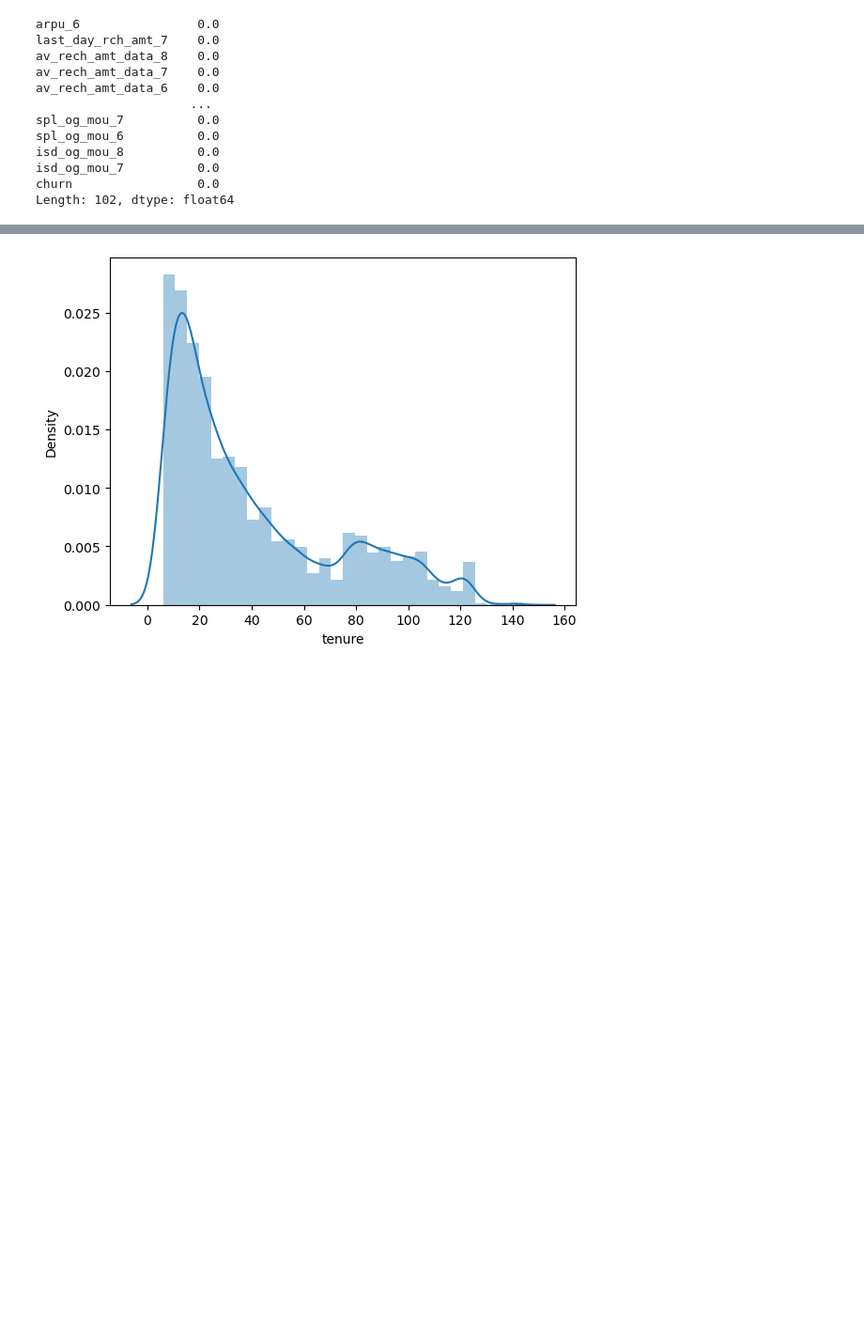
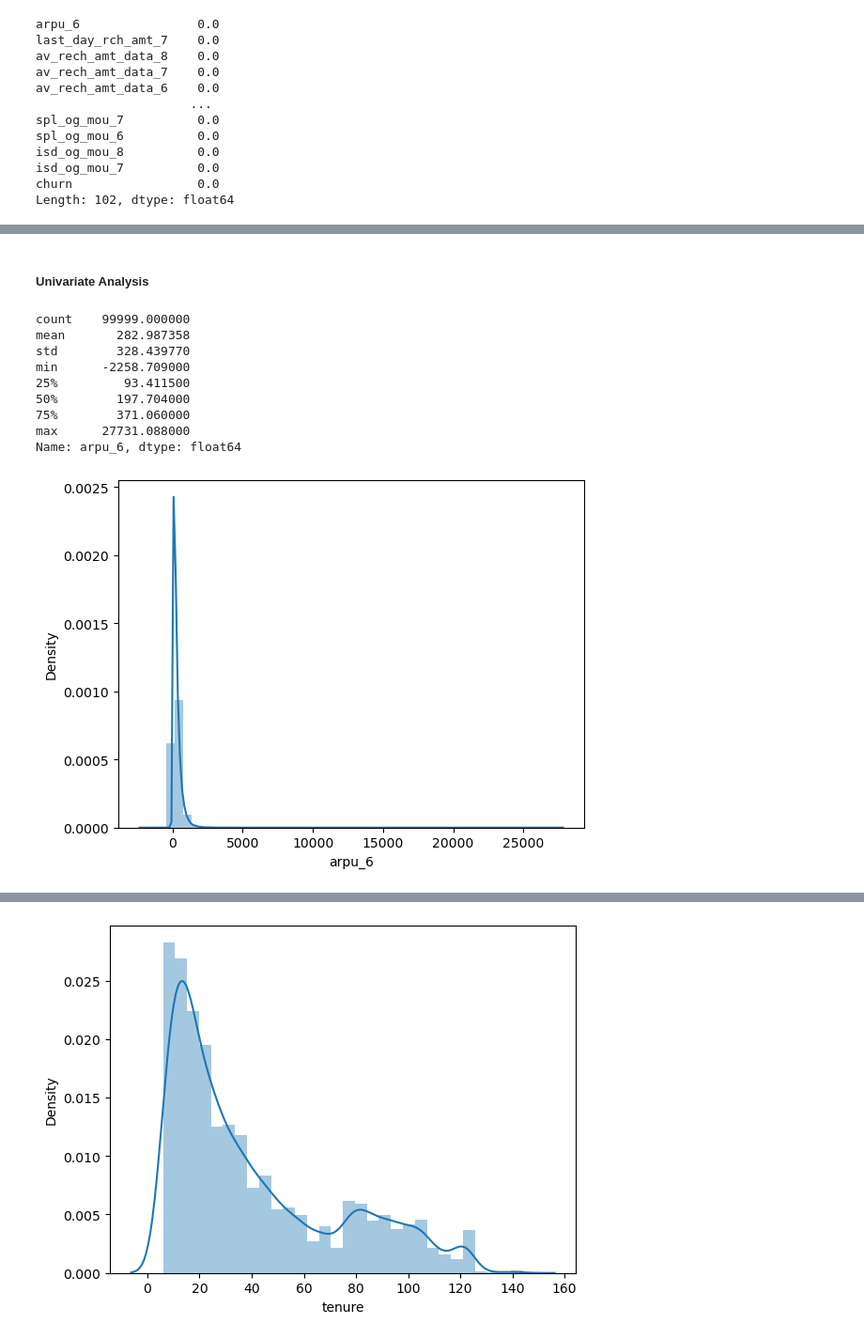
Before and after one commit to abhyndia/Learning-Python, a Jupyter notebook: Telecom+Churn+Case+Study.ipynb, the cells around one changed output, grey strips where cells are left out. Shown at 94% size. Cells and saved outputs as stored; diff of their text form; code cells hidden in the pictures; blank space fills up the shorter version.

```diff
--- a/Telecom+Churn+Case+Study.ipynb
+++ b/Telecom+Churn+Case+Study.ipynb
@@ -636,0 +643,37 @@ Length: 102, dtype: float64
+# %%
+# create plotting functions
+def data_type(variable):
+    if variable.dtype == np.int64 or variable.dtype == np.float64:
+        return 'numerical'
+    elif variable.dtype == 'category':
+        return 'categorical'
+
+def univariate(variable, stats=True):
+
+    if data_type(variable) == 'numerical':
+        sns.distplot(variable)
+        if stats == True:
+            print(variable.describe())
+
+    elif data_type(variable) == 'categorical':
+        sns.countplot(variable)
+        if stats == True:
+            print(variable.value_counts())
+
+    else:
+        print("Invalid variable passed: either pass a numeric variable or a categorical vairable.")
+# %% [markdown]
+##### Univariate Analysis
+# %%
+univariate(churn_data.arpu_6)
+# %% [output]
+count    99999.000000
+mean       282.987358
+std        328.439770
+min      -2258.709000
+25%         93.411500
+50%        197.704000
+75%        371.060000
+max      27731.088000
+Name: arpu_6, dtype: float64
+[figure, added]
```
Also changed, not shown: parts of 25 cells of this notebook.
